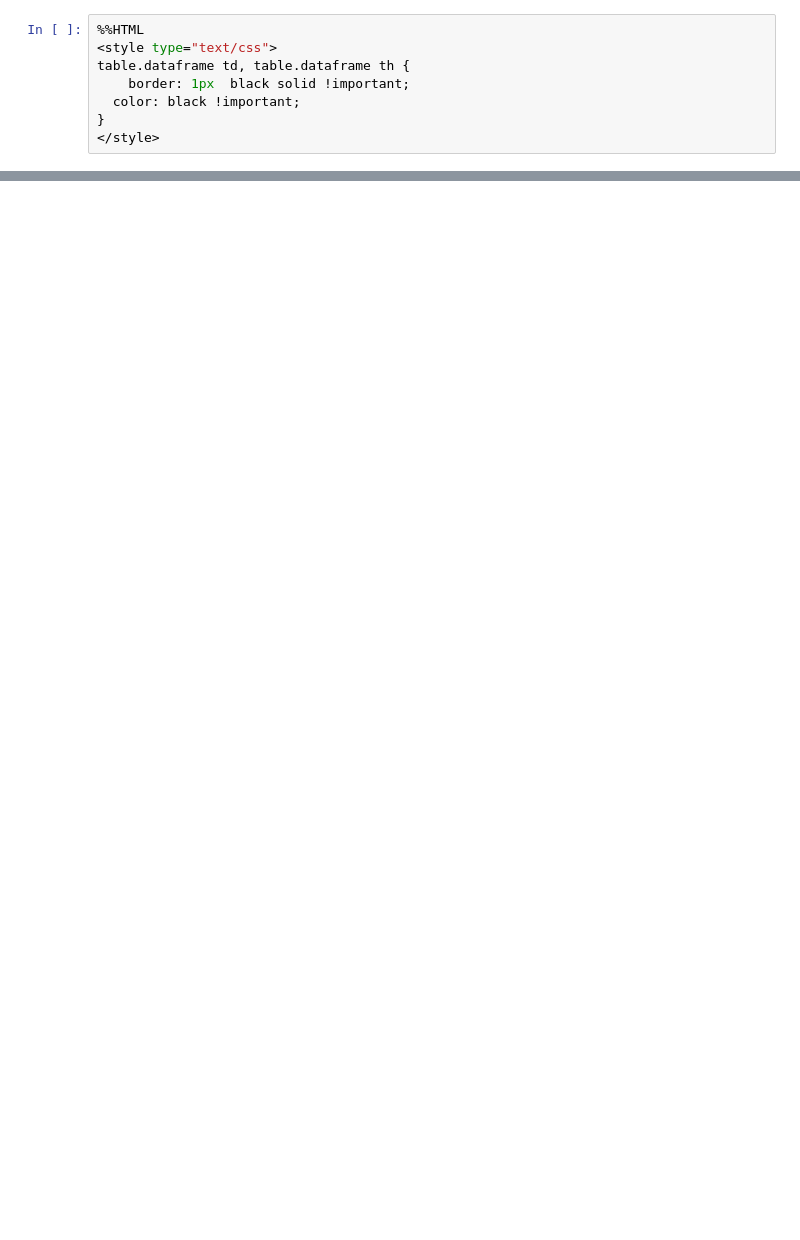
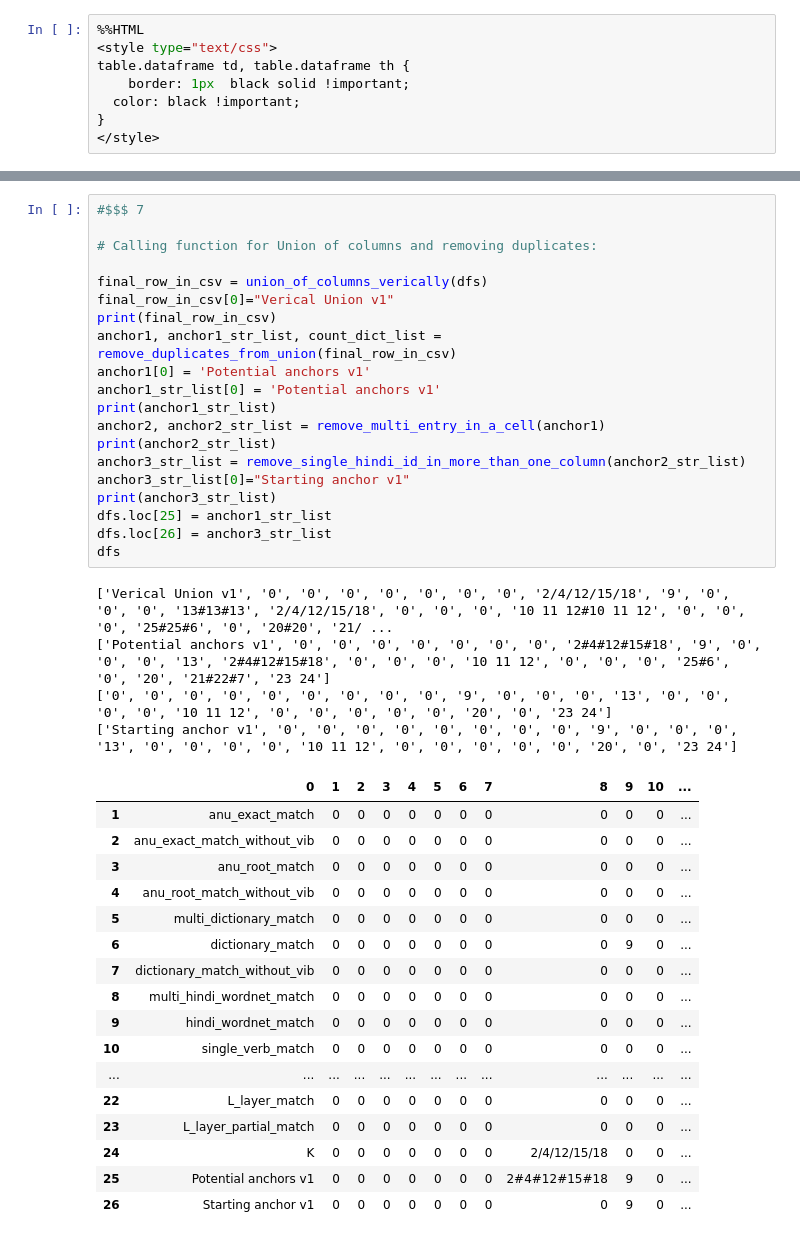
Before and after one commit to PawarKishori/Alignment1, a Jupyter notebook: working_debug/Parser_facts_in_csv.ipynb, the cells around one changed output, grey strips where cells are left out. Cells and saved outputs as stored; diff of their text form; blank space fills up the shorter version.

Commit message:
modular csv generate functions

```diff
--- a/working_debug/Parser_facts_in_csv.ipynb
+++ b/working_debug/Parser_facts_in_csv.ipynb
@@ -222 +446,43 @@ final_row_in_csv1= anchor1_str_list
+# %%
+#$$$ 7
+
+# Calling function for Union of columns and removing duplicates:
+
+final_row_in_csv = union_of_columns_verically(dfs)
+final_row_in_csv[0]="Verical Union v1"
+print(final_row_in_csv)
+anchor1, anchor1_str_list, count_dict_list = remove_duplicates_from_union(final_row_in_csv)
+anchor1[0] = 'Potential anchors v1'
+anchor1_str_list[0] = 'Potential anchors v1'
+print(anchor1_str_list)
+anchor2, anchor2_str_list = remove_multi_entry_in_a_cell(anchor1)
+print(anchor2_str_list)
+anchor3_str_list = remove_single_hindi_id_in_more_than_one_column(anchor2_str_list)
+anchor3_str_list[0]="Starting anchor v1"
+print(anchor3_str_list)
+dfs.loc[25] = anchor1_str_list
+dfs.loc[26] = anchor3_str_list
+dfs
+# %% [output]
+['Verical Union v1', '0', '0', '0', '0', '0', '0', '0', '2/4/12/15/18', '9', '0', '0', '0', '13#13#13', '2/4/12/15/18', '0', '0', '0', '10 11 12#10 11 12', '0', '0', '0', '25#25#6', '0', '20#20', '21/ ...
+['Potential anchors v1', '0', '0', '0', '0', '0', '0', '0', '2#4#12#15#18', '9', '0', '0', '0', '13', '2#4#12#15#18', '0', '0', '0', '10 11 12', '0', '0', '0', '25#6', '0', '20', '21#22#7', '23 24']
+['0', '0', '0', '0', '0', '0', '0', '0', '0', '9', '0', '0', '0', '13', '0', '0', '0', '0', '10 11 12', '0', '0', '0', '0', '0', '20', '0', '23 24']
+['Starting anchor v1', '0', '0', '0', '0', '0', '0', '0', '0', '9', '0', '0', '0', '13', '0', '0', '0', '0', '10 11 12', '0', '0', '0', '0', '0', '20', '0', '23 24']
+|  | 0 | 1 | 2 | 3 | 4 | 5 | 6 | 7 | 8 | 9 | 10 | ... |
+| 1 | anu_exact_match | 0 | 0 | 0 | 0 | 0 | 0 | 0 | 0 | 0 | 0 | ... |
+| 2 | anu_exact_match_without_vib | 0 | 0 | 0 | 0 | 0 | 0 | 0 | 0 | 0 | 0 | ... |
+| 3 | anu_root_match | 0 | 0 | 0 | 0 | 0 | 0 | 0 | 0 | 0 | 0 | ... |
+| 4 | anu_root_match_without_vib | 0 | 0 | 0 | 0 | 0 | 0 | 0 | 0 | 0 | 0 | ... |
+| 5 | multi_dictionary_match | 0 | 0 | 0 | 0 | 0 | 0 | 0 | 0 | 0 | 0 | ... |
+| 6 | dictionary_match | 0 | 0 | 0 | 0 | 0 | 0 | 0 | 0 | 9 | 0 | ... |
+| 7 | dictionary_match_without_vib | 0 | 0 | 0 | 0 | 0 | 0 | 0 | 0 | 0 | 0 | ... |
+| 8 | multi_hindi_wordnet_match | 0 | 0 | 0 | 0 | 0 | 0 | 0 | 0 | 0 | 0 | ... |
+| 9 | hindi_wordnet_match | 0 | 0 | 0 | 0 | 0 | 0 | 0 | 0 | 0 | 0 | ... |
+| 10 | single_verb_match | 0 | 0 | 0 | 0 | 0 | 0 | 0 | 0 | 0 | 0 | ... |
+| ... | ... | ... | ... | ... | ... | ... | ... | ... | ... | ... | ... | ... |
+| 22 | L_layer_match | 0 | 0 | 0 | 0 | 0 | 0 | 0 | 0 | 0 | 0 | ... |
+| 23 | L_layer_partial_match | 0 | 0 | 0 | 0 | 0 | 0 | 0 | 0 | 0 | 0 | ... |
+| 24 | K | 0 | 0 | 0 | 0 | 0 | 0 | 0 | 2/4/12/15/18 | 0 | 0 | ... |
+| 25 | Potential anchors v1 | 0 | 0 | 0 | 0 | 0 | 0 | 0 | 2#4#12#15#18 | 9 | 0 | ... |
+| 26 | Starting anchor v1 | 0 | 0 | 0 | 0 | 0 | 0 | 0 | 0 | 9 | 0 | ... |
 # %%
```
Also changed, not shown: parts of 15 cells of this notebook.
